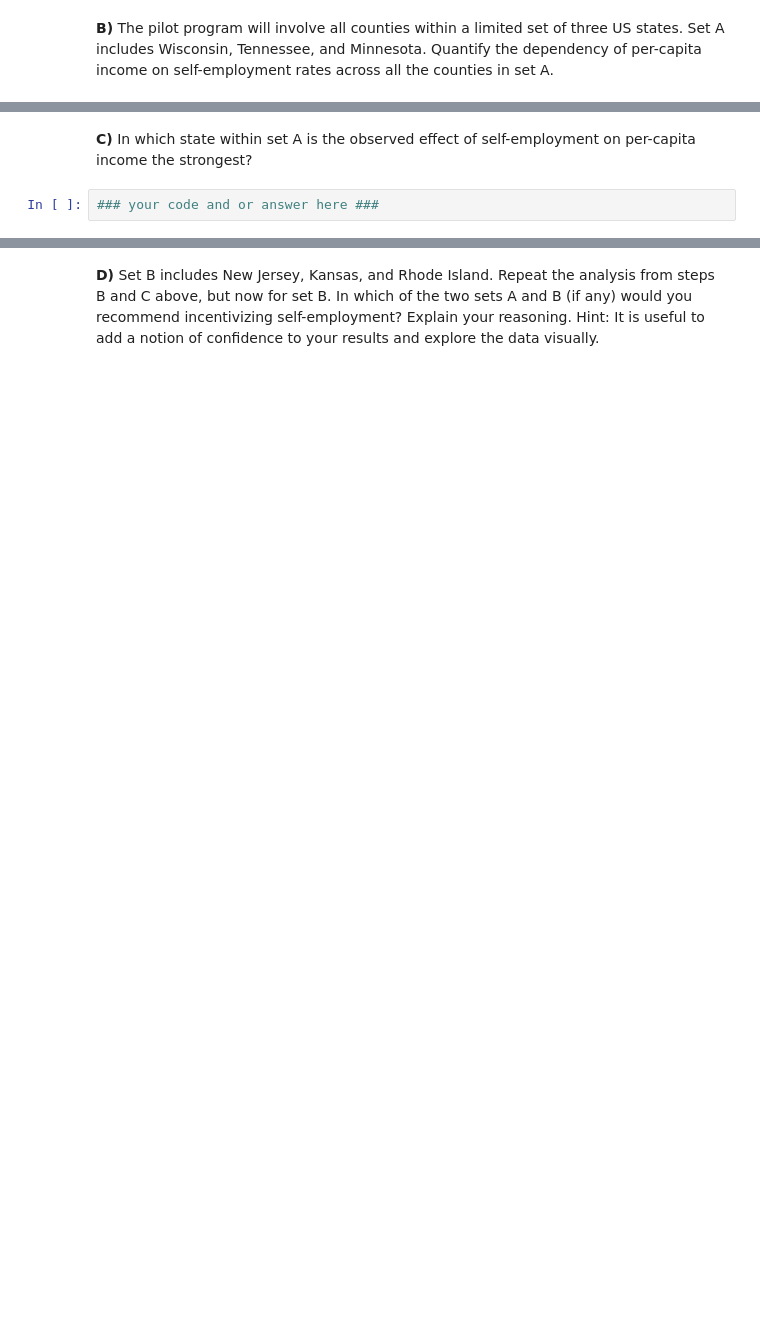
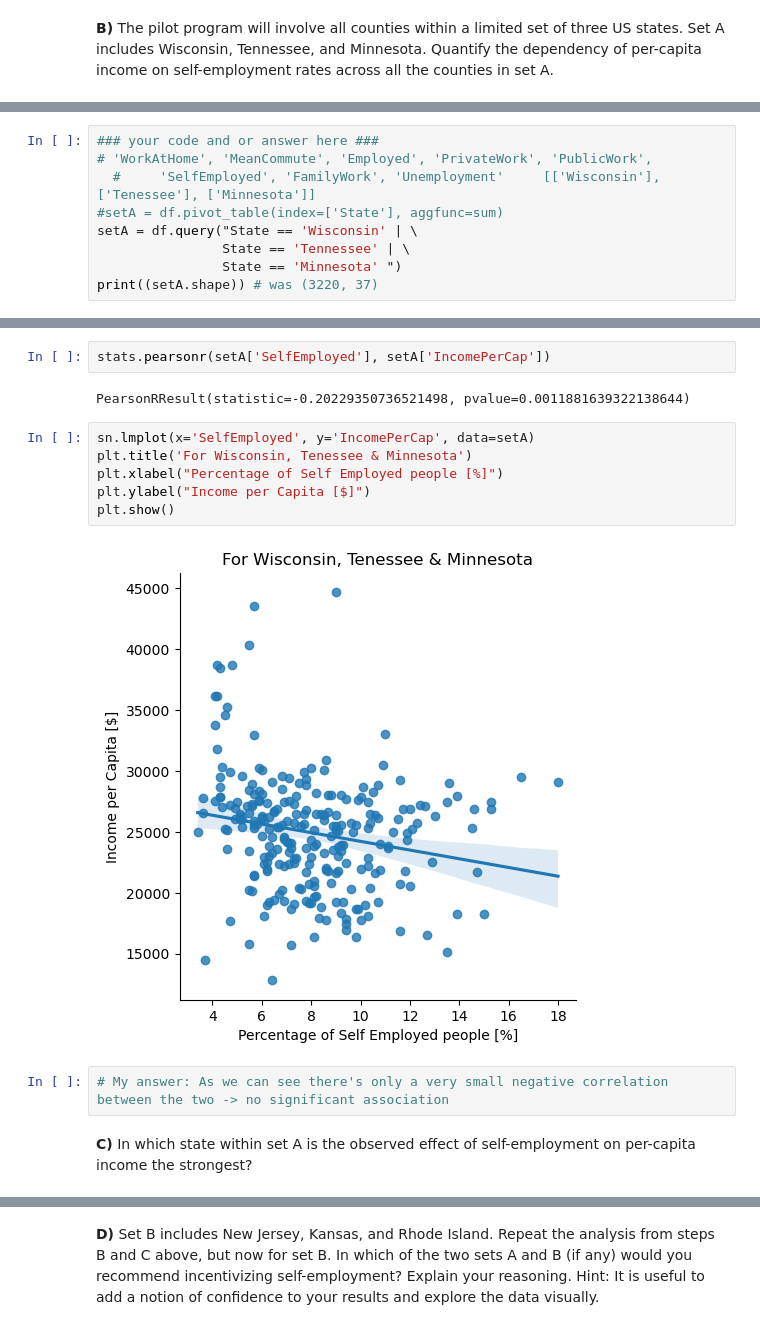
Before and after one commit to epfl-ada/2024, a Jupyter notebook: Exercises/03 - Describing data/Describing_data_exercise.ipynb, the cells around one changed output, grey strips where cells are left out. Saved outputs shown, nothing was run; the diff lists cells and outputs as text; blank space fills up the shorter version.

```diff
--- a/Exercises/03 - Describing data/Describing_data_exercise.ipynb
+++ b/Exercises/03 - Describing data/Describing_data_exercise.ipynb
@@ -177,0 +200,9 @@ Since it is unethical and impossible in this setting to run a controlled experim
+# %%
+### your code and or answer here ###
+# 'WorkAtHome', 'MeanCommute', 'Employed', 'PrivateWork', 'PublicWork',
+  #     'SelfEmployed', 'FamilyWork', 'Unemployment'     [['Wisconsin'], ['Tenessee'], ['Minnesota']]
+#setA = df.pivot_table(index=['State'], aggfunc=sum)
+setA = df.query("State == 'Wisconsin' | \
+                State == 'Tennessee' | \
+                State == 'Minnesota' ")
+print((setA.shape)) # was (3220, 37)
@@ -178,4 +221,16 @@ Since it is unethical and impossible in this setting to run a controlled experim
+# %%
+stats.pearsonr(setA['SelfEmployed'], setA['IncomePerCap'])
+# %% [output]
+PearsonRResult(statistic=-0.20229350736521498, pvalue=0.0011881639322138644)
+# %%
+sn.lmplot(x='SelfEmployed', y='IncomePerCap', data=setA)
+plt.title('For Wisconsin, Tenessee & Minnesota')
+plt.xlabel("Percentage of Self Employed people [%]")
+plt.ylabel("Income per Capita [$]")
+plt.show()
+# %% [output]
+[figure, added]
+# %%
+# My answer: As we can see there's only a very small negative correlation between the two -> no significant association
 # %% [markdown]
 **C)** In which state within set A is the observed effect of self-employment on per-capita income the strongest?
-# %%
-### your code and or answer here ###
```
Also changed, not shown: parts of 35 cells of this notebook, 3 other files.
